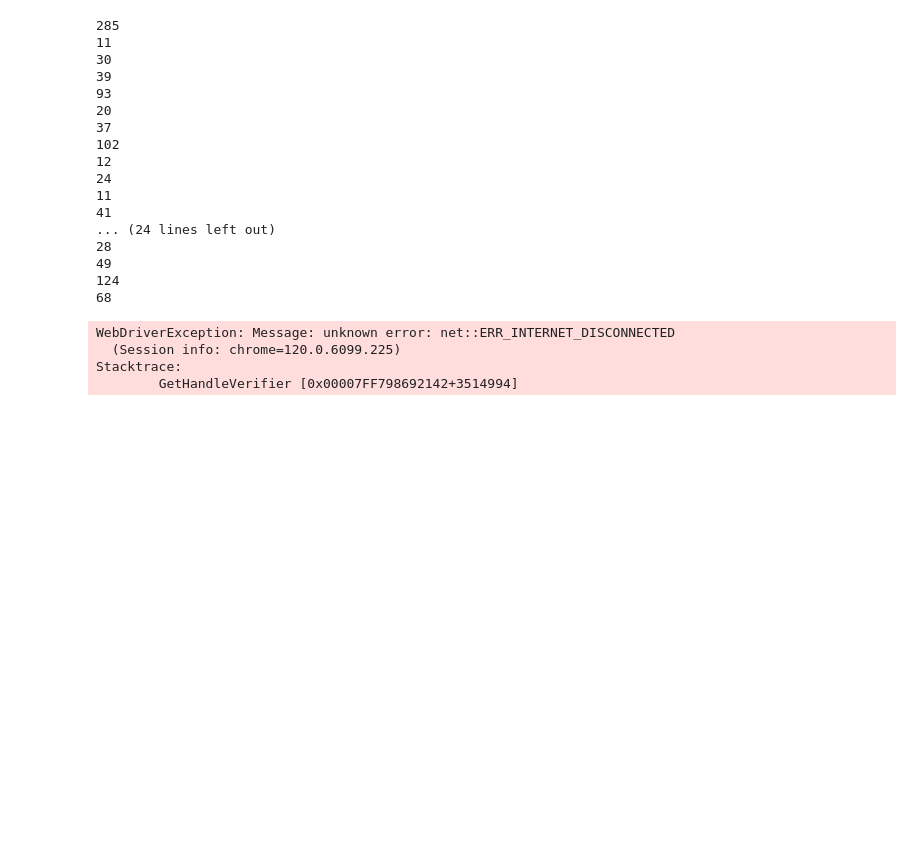
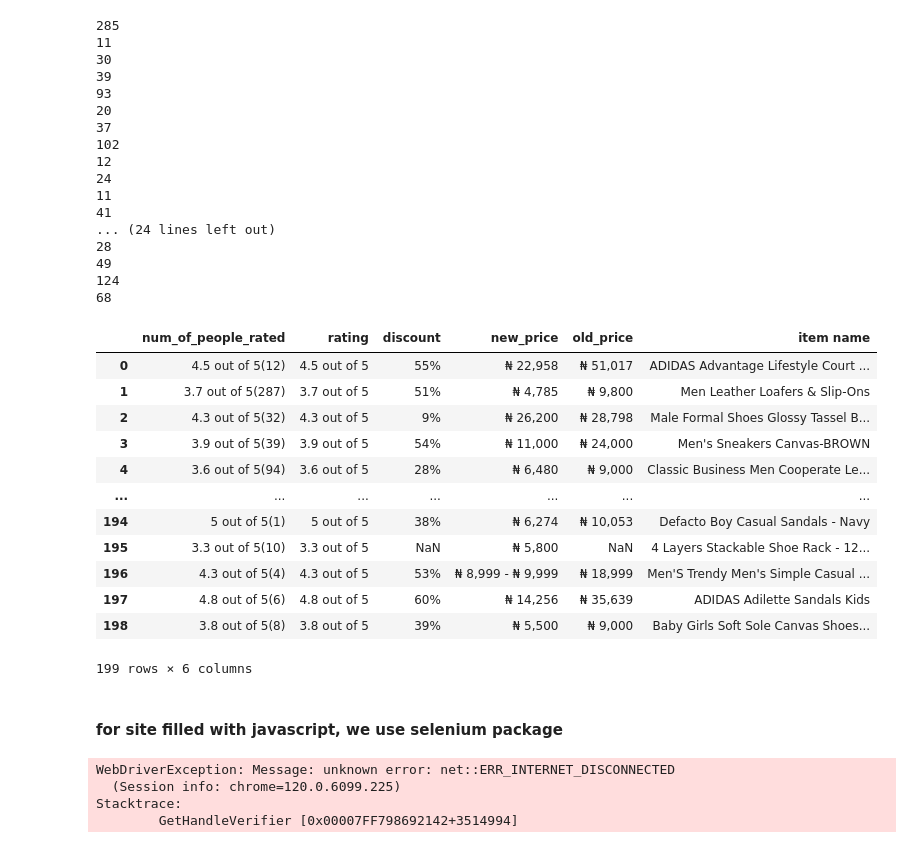
Before and after one commit to MOROLAKEOJO/WEB-SCRAPPING, a Jupyter notebook: WEB SCRAPPING.ipynb, the cells around one changed output. Drawn from its saved outputs; the diff is of its cells as text; code cells hidden in the pictures; blank space fills up the shorter version.

```diff
--- a/WEB SCRAPPING.ipynb
+++ b/WEB SCRAPPING.ipynb
@@ -394,7 +386,16 @@ for i in soup.find_all("a", class_="core"):
 124
 68
 # %%
-h = 1
+
+from bs4 import BeautifulSoup as bs
+import requests
+import numpy as np
+import pandas as pd
+import matplotlib.pyplot as plt
+import seaborn as sns
+
+
+page = 1
 
 t = {"num_of_people_rated":[],
      "rating":[],
@@ -403,9 +404,9 @@ t = {"num_of_people_rated":[],
      "old_price":[],
      "item name":[]}
 
-while h<=50:
+while page<=5:
 
-    url = "https://www.jumia.com.ng/catalog/?q=shoe&page={}#catalog-listing".format(h)
+    url = "https://www.jumia.com.ng/catalog/?q=shoe&page={}#catalog-listing".format(page)
     html = requests.get(url)
     soup = bs(html.content)
 
@@ -434,10 +435,25 @@ while h<=50:
             t["num_of_people_rated"].append(i.find("div", class_= "rev").text)
         except:
             t["num_of_people_rated"].append(np.nan)
-    h+=1
+    page +=1
 # %%
 yy=pd.DataFrame(t)
-yy.to_csv("shoe.csv", index=False)
+yy
+#yy.to_csv("shoe.csv", index=False)
+# %% [output]
+|  | num_of_people_rated | rating | discount | new_price | old_price | item name |
+| 0 | 4.5 out of 5(12) | 4.5 out of 5 | 55% | ₦ 22,958 | ₦ 51,017 | ADIDAS Advantage Lifestyle Court ... |
+| 1 | 3.7 out of 5(287) | 3.7 out of 5 | 51% | ₦ 4,785 | ₦ 9,800 | Men Leather Loafers & Slip-Ons |
+| 2 | 4.3 out of 5(32) | 4.3 out of 5 | 9% | ₦ 26,200 | ₦ 28,798 | Male Formal Shoes Glossy Tassel B... |
+| 3 | 3.9 out of 5(39) | 3.9 out of 5 | 54% | ₦ 11,000 | ₦ 24,000 | Men's Sneakers Canvas-BROWN |
+| 4 | 3.6 out of 5(94) | 3.6 out of 5 | 28% | ₦ 6,480 | ₦ 9,000 | Classic Business Men Cooperate Le... |
+| ... | ... | ... | ... | ... | ... | ... |
+| 194 | 5 out of 5(1) | 5 out of 5 | 38% | ₦ 6,274 | ₦ 10,053 | Defacto Boy Casual Sandals - Navy |
+| 195 | 3.3 out of 5(10) | 3.3 out of 5 | NaN | ₦ 5,800 | NaN | 4 Layers Stackable Shoe Rack - 12... |
+| 196 | 4.3 out of 5(4) | 4.3 out of 5 | 53% | ₦ 8,999 - ₦ 9,999 | ₦ 18,999 | Men'S Trendy Men's Simple Casual ... |
+| 197 | 4.8 out of 5(6) | 4.8 out of 5 | 60% | ₦ 14,256 | ₦ 35,639 | ADIDAS Adilette Sandals Kids |
+| 198 | 3.8 out of 5(8) | 3.8 out of 5 | 39% | ₦ 5,500 | ₦ 9,000 | Baby Girls Soft Sole Canvas Shoes... |
+199 rows × 6 columns
 # %%
 t = {"num_of_people_rated":[],
      "rating":[],
@@ -471,6 +487,8 @@ for i in soup.find_all("a", class_="core"):
         t["num_of_people_rated"].append(i.find("div", class_= "rev").text)
     except:
         t["num_of_people_rated"].append(np.nan)
+# %% [markdown]
+#### for site filled with javascript, we use selenium package
 # %%
 from selenium import webdriver
 
```
Also changed, not shown: parts of 48 cells of this notebook.
